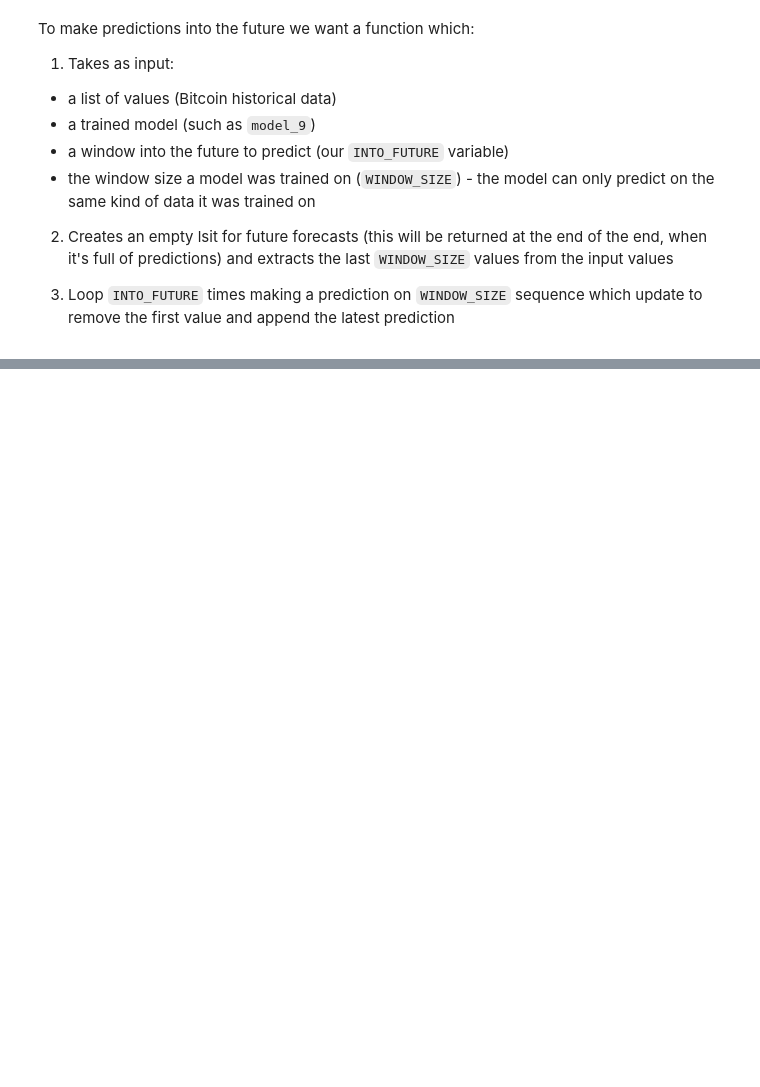
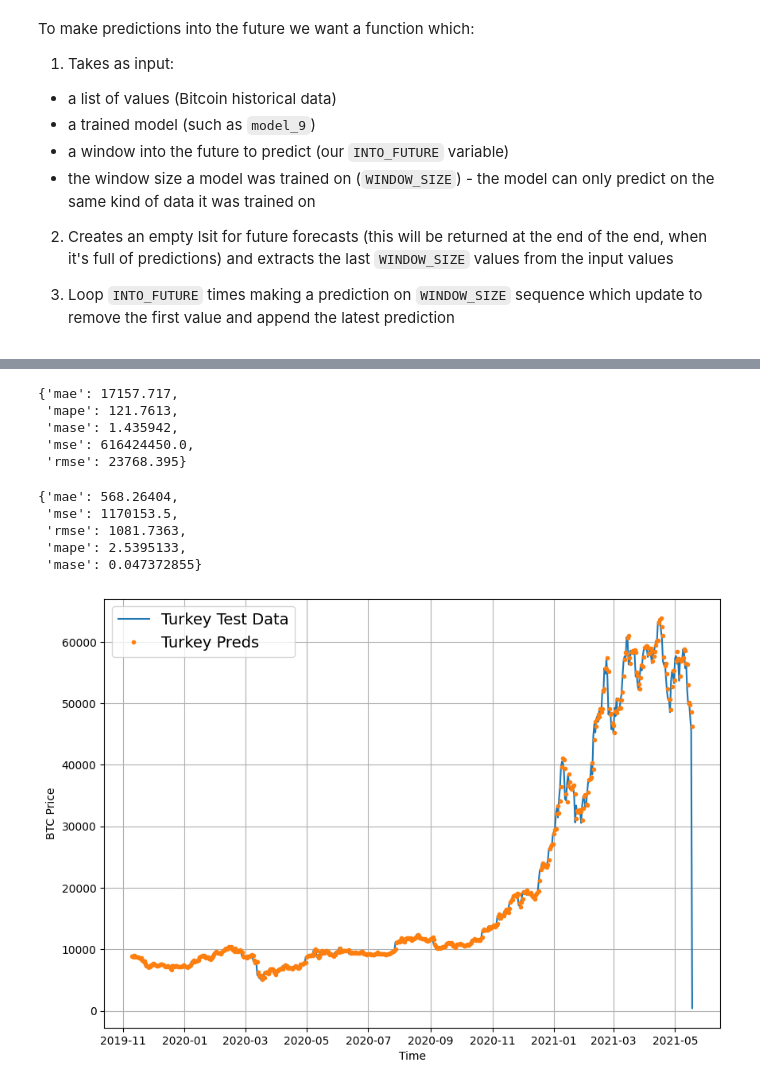
Before and after one commit to Nuthan03/Time-series, a Jupyter notebook: time_series_forecasting.ipynb, the cells around one changed output, grey strips where cells are left out. Drawn from its saved outputs; the diff is of its cells as text; code cells hidden in the pictures; blank space fills up the shorter version.

```diff
--- a/time_series_forecasting.ipynb
+++ b/time_series_forecasting.ipynb
@@ -2024,0 +2190,6 @@ To make predictions into the future we want a function which:
+# %%
+# Create train and test sets for turkey problem data
+full_windows, full_labels = make_windows(np.array(btc_price_turkey), window_size=WINDOW_SIZE, horizon=HORIZON)
+
+x_train, x_test, y_train, y_test = make_train_test_splits(full_windows, full_labels)
+len(x_train), len(x_test), len(y_train), len(y_test)
@@ -2024,0 +2237,4 @@ To make predictions into the future we want a function which:
+# %%
+# Load best performing turkey model and evaluate on test data
+turkey_model = tf.keras.models.load_model("model_experiments/model_10_turkey_model")
+turkey_model.evaluate(x_test, y_test)
@@ -2024,0 +2244,4 @@ To make predictions into the future we want a function which:
+# %%
+# Make predictions with turkey model
+turkey_preds = make_preds(turkey_model, x_test)
+turkey_preds[:10]
@@ -2024,0 +2253,31 @@ To make predictions into the future we want a function which:
+# %%
+turkey_results = evaluate_preds(y_true=y_test,
+                                y_pred=turkey_preds)
+turkey_results
+# %% [output]
+{'mae': 17157.717,
+ 'mape': 121.7613,
+ 'mase': 1.435942,
+ 'mse': 616424450.0,
+ 'rmse': 23768.395}
+# %%
+model_1_results
+# %% [output]
+{'mae': 568.26404,
+ 'mse': 1170153.5,
+ 'rmse': 1081.7363,
+ 'mape': 2.5395133,
+ 'mase': 0.047372855}
+# %%
+plt.figure(figsize=(10, 7))
+offset=0
+plot_time_series(timesteps=btc_timesteps_turkey[-len(x_test):],
+                 values=btc_price_turkey[-len(y_test):],
+                 format="-",
+                 label="Turkey Test Data", start=offset)
+plot_time_series(timesteps=btc_timesteps_turkey[-len(x_test):],
+                 values=turkey_preds,
+                 label="Turkey Preds",
+                 start=offset);
+# %% [output]
+[figure, added]
```
Also changed, not shown: parts of 67 cells of this notebook.
